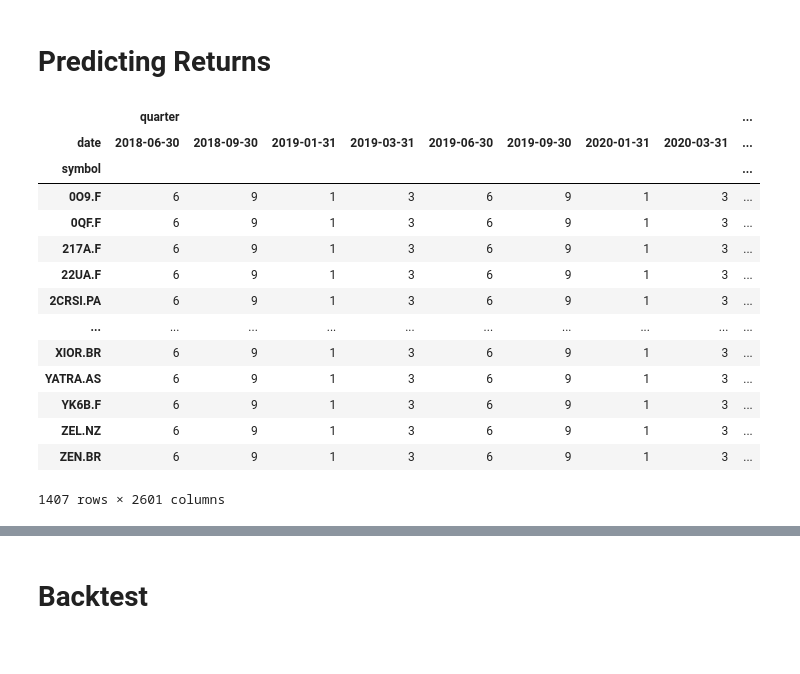
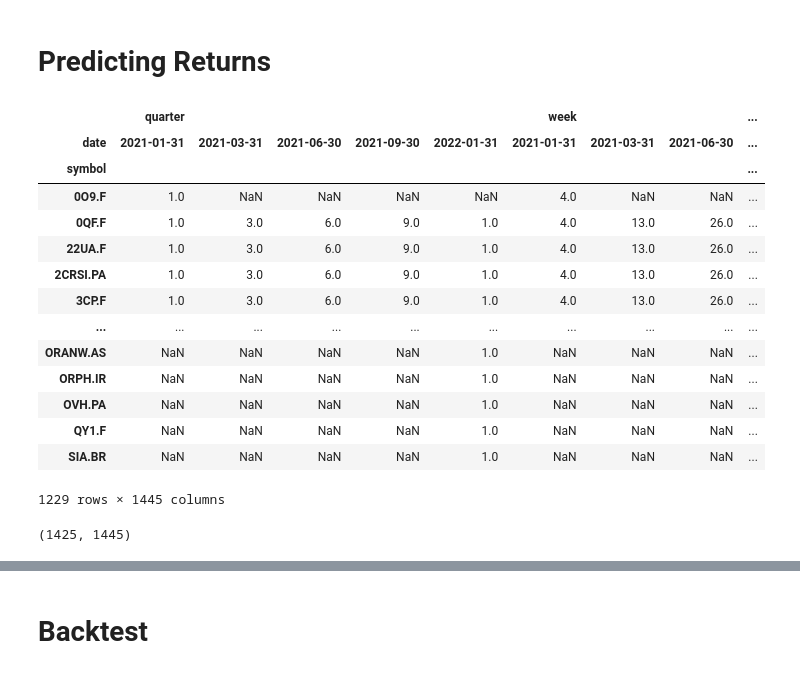
Before and after one commit to kaancaylan/quinten-stock-prediction, a Jupyter notebook: notebooks/modelling.ipynb, the cells around one changed output, grey strips where cells are left out. Saved outputs shown, nothing was run; the diff lists cells and outputs as text; code cells hidden in the pictures.

```diff
--- a/notebooks/modelling.ipynb
+++ b/notebooks/modelling.ipynb
@@ -71,2 +68,8 @@ DatetimeIndex(['1995-01-31', '1995-01-31', '1995-01-31', '1995-01-31',
+# %%
+__Only keep stocks that are trading in Euros
+currency_by_stock = df["reportedCurrency"].groupby("symbol").apply(lambda x:x.dropna()[0] if len(x.dropna()) > 0 else np.nan)
+euro_stocks = currency_by_stock[currency_by_stock=="EUR"].index
+idx = pd.IndexSlice[:, euro_stocks]
+df = df.loc[idx, :]
 # %%
 # Set train and validation dates
@@ -165,25 +170,29 @@ model.score(X_train, y_train)
 # %% [markdown]
 # Predicting Returns
 # %%
-infer_dates = {"start": dt.datetime(2018, 6, 30), "end": dt.datetime(2020, 6, 30)}
-predicted_dates = {"start": dt.datetime(2020, 6, 30), "end": dt.datetime(2021, 1, 31)}
+infer_dates = {"start": dt.datetime(2021, 1, 31), "end": dt.datetime(2022, 1, 31)}
+predicted_dates = {"start": dt.datetime(2022, 1, 31), "end": dt.datetime(2022, 6, 30)}
 
 X_test = df.loc[infer_dates["start"]: infer_dates["end"]]
 X_test = X_test.unstack(level=0).drop("year", axis=1)
 X_test
 # %% [output]
-|  | quarter |  |  |  |  |  |  |  | ... |
-| date | 2018-06-30 | 2018-09-30 | 2019-01-31 | 2019-03-31 | 2019-06-30 | 2019-09-30 | 2020-01-31 | 2020-03-31 | ... |
+|  | quarter |  |  |  |  | week |  |  | ... |
+| date | 2021-01-31 | 2021-03-31 | 2021-06-30 | 2021-09-30 | 2022-01-31 | 2021-01-31 | 2021-03-31 | 2021-06-30 | ... |
 | symbol |  |  |  |  |  |  |  |  | ... |
-| 0O9.F | 6 | 9 | 1 | 3 | 6 | 9 | 1 | 3 | ... |
-| 0QF.F | 6 | 9 | 1 | 3 | 6 | 9 | 1 | 3 | ... |
-| 217A.F | 6 | 9 | 1 | 3 | 6 | 9 | 1 | 3 | ... |
-| 22UA.F | 6 | 9 | 1 | 3 | 6 | 9 | 1 | 3 | ... |
-| 2CRSI.PA | 6 | 9 | 1 | 3 | 6 | 9 | 1 | 3 | ... |
+| 0O9.F | 1.0 | NaN | NaN | NaN | NaN | 4.0 | NaN | NaN | ... |
+| 0QF.F | 1.0 | 3.0 | 6.0 | 9.0 | 1.0 | 4.0 | 13.0 | 26.0 | ... |
+| 22UA.F | 1.0 | 3.0 | 6.0 | 9.0 | 1.0 | 4.0 | 13.0 | 26.0 | ... |
+| 2CRSI.PA | 1.0 | 3.0 | 6.0 | 9.0 | 1.0 | 4.0 | 13.0 | 26.0 | ... |
+| 3CP.F | 1.0 | 3.0 | 6.0 | 9.0 | 1.0 | 4.0 | 13.0 | 26.0 | ... |
 | ... | ... | ... | ... | ... | ... | ... | ... | ... | ... |
-| XIOR.BR | 6 | 9 | 1 | 3 | 6 | 9 | 1 | 3 | ... |
-| YATRA.AS | 6 | 9 | 1 | 3 | 6 | 9 | 1 | 3 | ... |
-| YK6B.F | 6 | 9 | 1 | 3 | 6 | 9 | 1 | 3 | ... |
-| ZEL.NZ | 6 | 9 | 1 | 3 | 6 | 9 | 1 | 3 | ... |
-| ZEN.BR | 6 | 9 | 1 | 3 | 6 | 9 | 1 | 3 | ... |
+| ORANW.AS | NaN | NaN | NaN | NaN | 1.0 | NaN | NaN | NaN | ... |
+| ORPH.IR | NaN | NaN | NaN | NaN | 1.0 | NaN | NaN | NaN | ... |
+| OVH.PA | NaN | NaN | NaN | NaN | 1.0 | NaN | NaN | NaN | ... |
+| QY1.F | NaN | NaN | NaN | NaN | 1.0 | NaN | NaN | NaN | ... |
+| SIA.BR | NaN | NaN | NaN | NaN | 1.0 | NaN | NaN | NaN | ... |
-1407 rows × 2601 columns
+1229 rows × 1445 columns
+# %%
+len(X_train.columns), len(X_test.columns)
+# %% [output]
+(1425, 1445)
```
Also changed, not shown: parts of 42 cells of this notebook, 5 other files.
